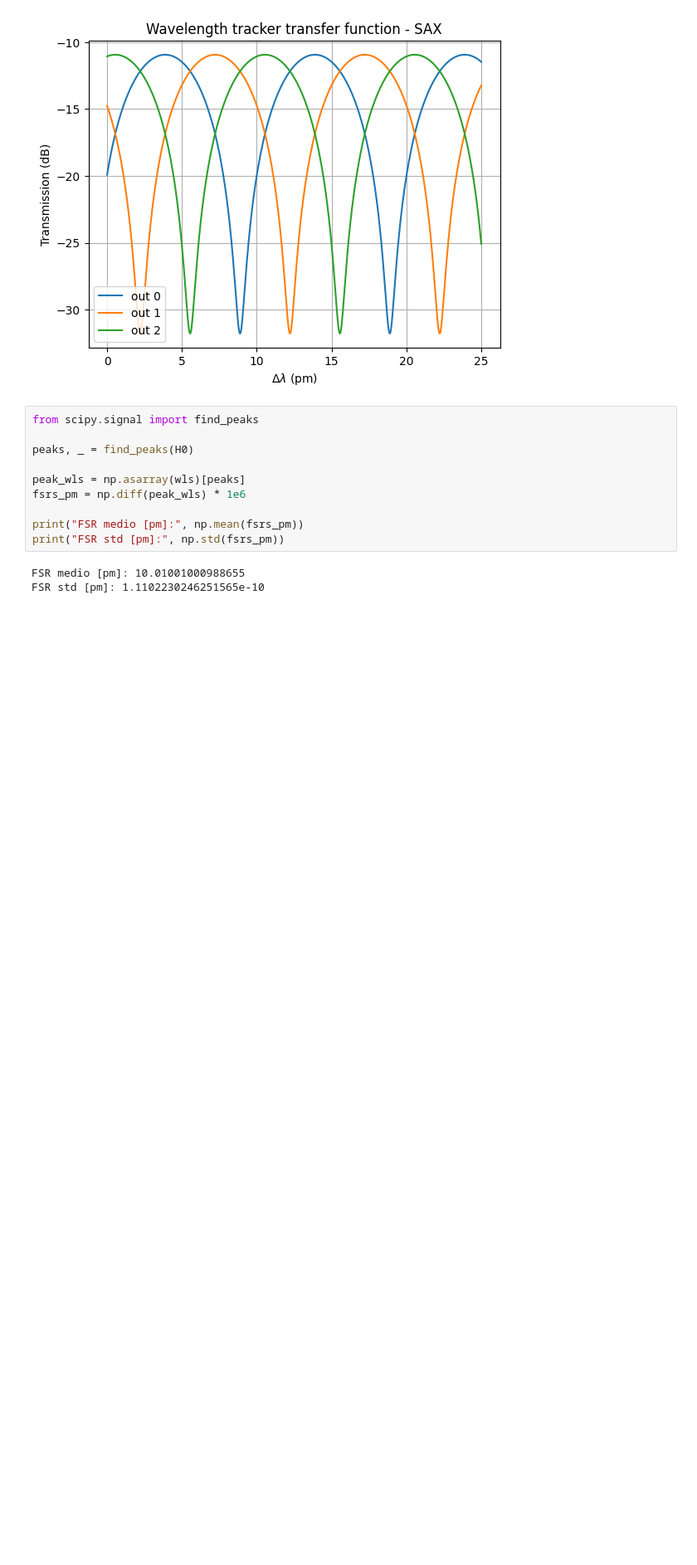
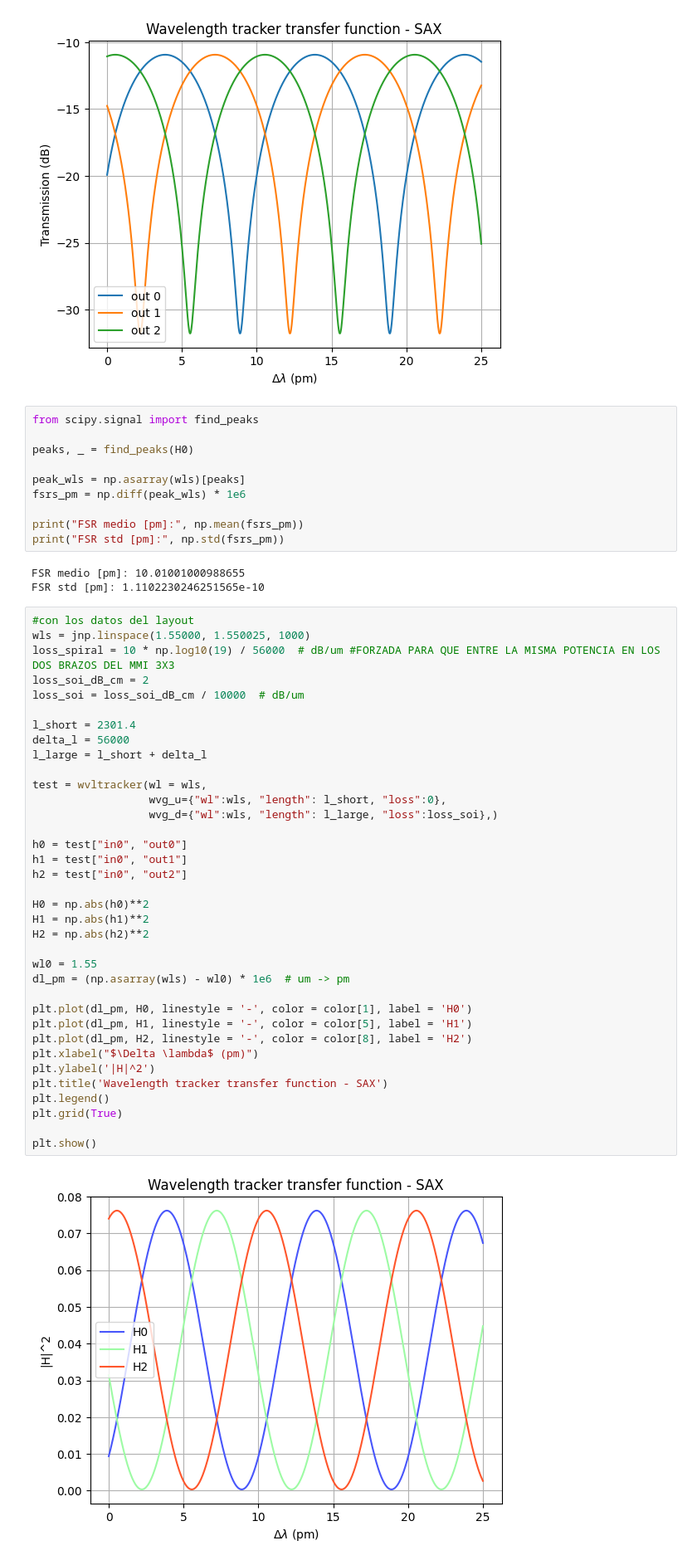
Before and after one commit to mromgar1/pic-upv-lab5-finalproject, a Jupyter notebook: sax_SOI.ipynb, the cells around one changed output. Shown at 83% size. Drawn from its saved outputs; the diff is of its cells as text; blank space fills up the shorter version.

```diff
--- a/sax_SOI.ipynb
+++ b/sax_SOI.ipynb
@@ -232,3 +234,41 @@ print("FSR std [pm]:", np.std(fsrs_pm))
 # %% [output]
 FSR medio [pm]: 10.01001000988655
 FSR std [pm]: 1.1102230246251565e-10
+# %%
+#con los datos del layout
+wls = jnp.linspace(1.55000, 1.550025, 1000)
+loss_spiral = 10 * np.log10(19) / 56000  # dB/um #FORZADA PARA QUE ENTRE LA MISMA POTENCIA EN LOS DOS BRAZOS DEL MMI 3X3
+loss_soi_dB_cm = 2
+loss_soi = loss_soi_dB_cm / 10000  # dB/um
+
+l_short = 2301.4
+delta_l = 56000
+l_large = l_short + delta_l
+
+test = wvltracker(wl = wls,
+                  wvg_u={"wl":wls, "length": l_short, "loss":0},
+                  wvg_d={"wl":wls, "length": l_large, "loss":loss_soi},)
+
+h0 = test["in0", "out0"]
+h1 = test["in0", "out1"]
+h2 = test["in0", "out2"]
+
+H0 = np.abs(h0)**2
+H1 = np.abs(h1)**2
+H2 = np.abs(h2)**2
+
+wl0 = 1.55
+dl_pm = (np.asarray(wls) - wl0) * 1e6  # um -> pm
+
+plt.plot(dl_pm, H0, linestyle = '-', color = color[1], label = 'H0')
+plt.plot(dl_pm, H1, linestyle = '-', color = color[5], label = 'H1')
+plt.plot(dl_pm, H2, linestyle = '-', color = color[8], label = 'H2')
+plt.xlabel("$\Delta \lambda$ (pm)")
+plt.ylabel('|H|^2')
+plt.title('Wavelength tracker transfer function - SAX')
+plt.legend()
+plt.grid(True)
+
+plt.show()
+# %% [output]
+[figure, added]
```
Also changed, not shown: parts of 2 cells of this notebook, 2 other files.
